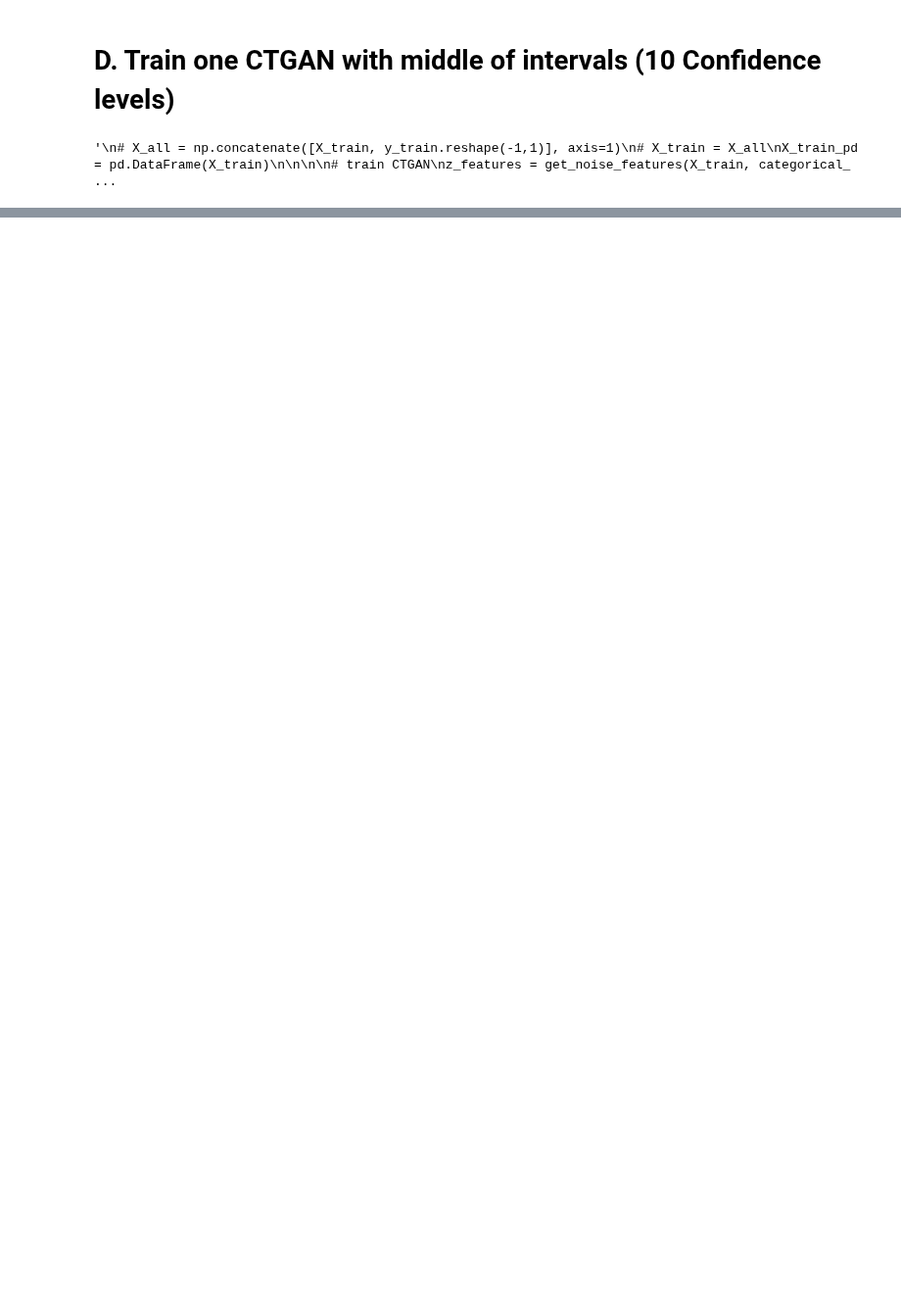
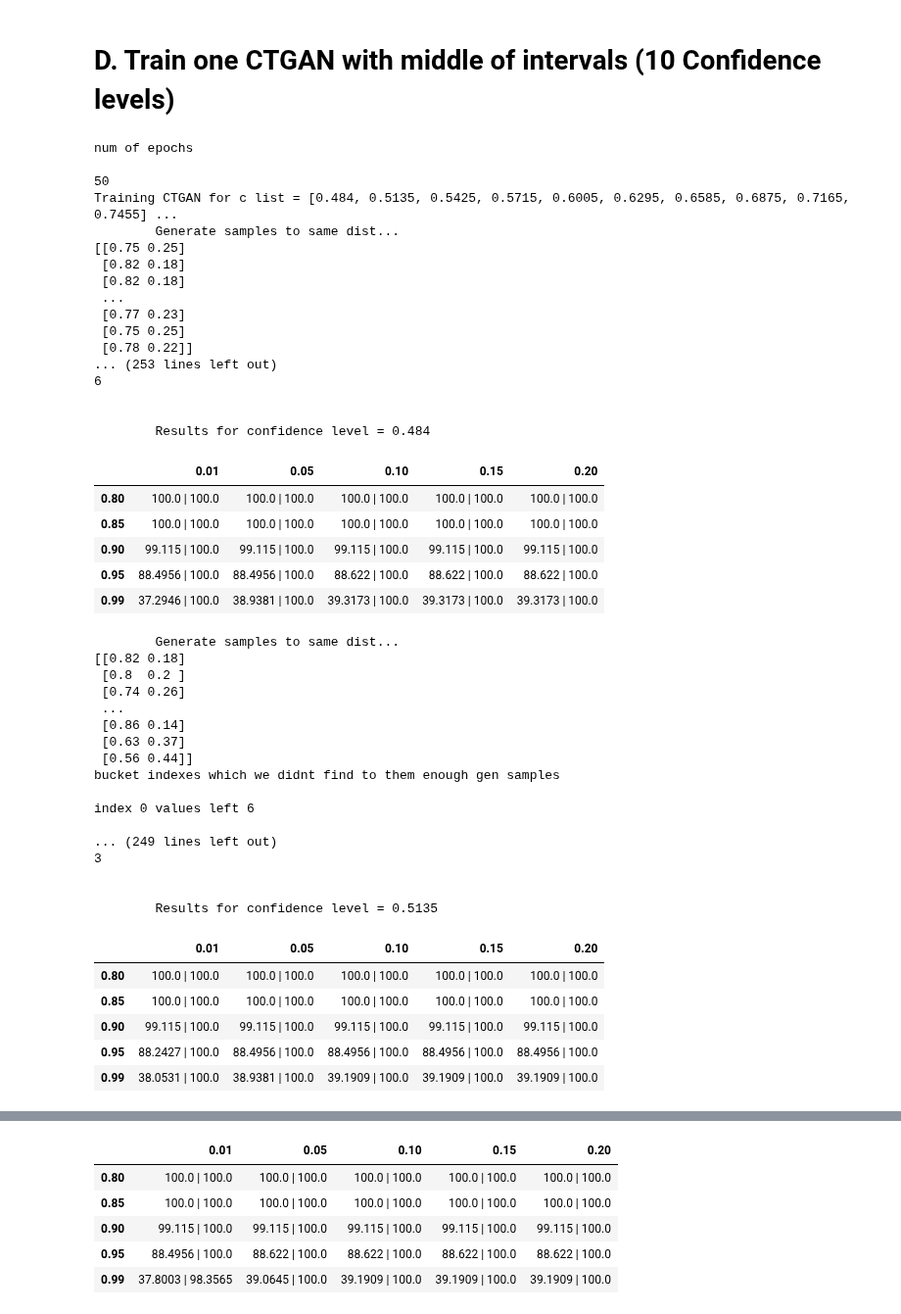
Before and after one commit to roye52371/CTGAN, a Jupyter notebook: German.ipynb, the cells around one changed output, grey strips where cells are left out. Shown at 98% size. Cells and saved outputs as stored; diff of their text form; code cells hidden in the pictures; blank space fills up the shorter version.

```diff
--- a/German.ipynb
+++ b/German.ipynb
@@ -114,7 +114,7 @@ top_c_lst
 # %% [markdown]
 # D. Train one CTGAN with middle of intervals (10 Confidence levels)
 # %%
-"""
+
 # X_all = np.concatenate([X_train, y_train.reshape(-1,1)], axis=1)
 # X_train = X_all
 X_train_pd = pd.DataFrame(X_train)
@@ -128,6 +128,9 @@ z = gen_random_noise(shape=(z_rows, z_features))
 
 batch_size = 50
 epochs = 50
+#epochs = 100
+print("num of epochs\n")
+print(epochs)
 #confidence_level = c
 gen_lr = 2e-5
 loss = 'log'
@@ -246,33 +249,76 @@ print(freqsSum)
 print("\n")
 
 print("calculate weighted average results\n")
 a= alldataframescoverage[0][0] *0
 #display(a)
 for index in range(len(alldataframescoverage)):
     #func = lambda s1, s2: s1 + s2*alldataframes[index][1]
     a= a+ alldataframescoverage[index][0]*alldataframescoverage[index][1]
 a = a/freqsSum
 #display weighted averaged coverage
 display(a)
 
 
 b= alldataframesprecision[0][0] *0
 #display(b)
 for index in range(len(alldataframesprecision)):
     #func = lambda s1, s2: s1 + s2*alldataframes[index][1]
     b= b+ alldataframesprecision[index][0]*alldataframesprecision[index][1]
 b = b/freqsSum
 #display weighted averaged precision
 display(b)
 
 a = a.astype(str)
 b = b.astype(str)
 
 result_weighted_Average = a+" | "+b
 
 print("result_weighted_Average:\n")
 display(result_weighted_Average)
-
-"""
 # %% [output]
-'\n# X_all = np.concatenate([X_train, y_train.reshape(-1,1)], axis=1)\n# X_train = X_all\nX_train_pd = pd.DataFrame(X_train)\n\n\n\n# train CTGAN\nz_features = get_noise_features(X_train, categorical_ ...
+num of epochs
+
+50
+Training CTGAN for c list = [0.484, 0.5135, 0.5425, 0.5715, 0.6005, 0.6295, 0.6585, 0.6875, 0.7165, 0.7455] ...
+        Generate samples to same dist...
+[[0.75 0.25]
+ [0.82 0.18]
+ [0.82 0.18]
+ ...
+ [0.77 0.23]
+ [0.75 0.25]
+ [0.78 0.22]]
+... (253 lines left out)
+6
+
+
+        Results for confidence level = 0.484
+|  | 0.01 | 0.05 | 0.10 | 0.15 | 0.20 |
+| 0.80 | 100.0 | 100.0 | 100.0 | 100.0 | 100.0 | 100.0 | 100.0 | 100.0 | 100.0 | 100.0 |
+| 0.85 | 100.0 | 100.0 | 100.0 | 100.0 | 100.0 | 100.0 | 100.0 | 100.0 | 100.0 | 100.0 |
+| 0.90 | 99.115 | 100.0 | 99.115 | 100.0 | 99.115 | 100.0 | 99.115 | 100.0 | 99.115 | 100.0 |
+| 0.95 | 88.4956 | 100.0 | 88.4956 | 100.0 | 88.622 | 100.0 | 88.622 | 100.0 | 88.622 | 100.0 |
+| 0.99 | 37.2946 | 100.0 | 38.9381 | 100.0 | 39.3173 | 100.0 | 39.3173 | 100.0 | 39.3173 | 100.0 |
+        Generate samples to same dist...
+[[0.82 0.18]
+ [0.8  0.2 ]
+ [0.74 0.26]
+ ...
+ [0.86 0.14]
+ [0.63 0.37]
+ [0.56 0.44]]
+bucket indexes which we didnt find to them enough gen samples
+
+index 0 values left 6
+
+... (249 lines left out)
+3
+
+
+        Results for confidence level = 0.5135
+|  | 0.01 | 0.05 | 0.10 | 0.15 | 0.20 |
+| 0.80 | 100.0 | 100.0 | 100.0 | 100.0 | 100.0 | 100.0 | 100.0 | 100.0 | 100.0 | 100.0 |
+| 0.85 | 100.0 | 100.0 | 100.0 | 100.0 | 100.0 | 100.0 | 100.0 | 100.0 | 100.0 | 100.0 |
+| 0.90 | 99.115 | 100.0 | 99.115 | 100.0 | 99.115 | 100.0 | 99.115 | 100.0 | 99.115 | 100.0 |
+| 0.95 | 88.2427 | 100.0 | 88.4956 | 100.0 | 88.4956 | 100.0 | 88.4956 | 100.0 | 88.4956 | 100.0 |
+| 0.99 | 38.0531 | 100.0 | 38.9381 | 100.0 | 39.1909 | 100.0 | 39.1909 | 100.0 | 39.1909 | 100.0 |
@@ -278,0 +342,6 @@ display(result_weighted_Average)
+|  | 0.01 | 0.05 | 0.10 | 0.15 | 0.20 |
+| 0.80 | 100.0 | 100.0 | 100.0 | 100.0 | 100.0 | 100.0 | 100.0 | 100.0 | 100.0 | 100.0 |
+| 0.85 | 100.0 | 100.0 | 100.0 | 100.0 | 100.0 | 100.0 | 100.0 | 100.0 | 100.0 | 100.0 |
+| 0.90 | 99.115 | 100.0 | 99.115 | 100.0 | 99.115 | 100.0 | 99.115 | 100.0 | 99.115 | 100.0 |
+| 0.95 | 88.4956 | 100.0 | 88.622 | 100.0 | 88.622 | 100.0 | 88.622 | 100.0 | 88.622 | 100.0 |
+| 0.99 | 37.8003 | 98.3565 | 39.0645 | 100.0 | 39.1909 | 100.0 | 39.1909 | 100.0 | 39.1909 | 100.0 |
```
Also changed, not shown: parts of 7 cells of this notebook.
